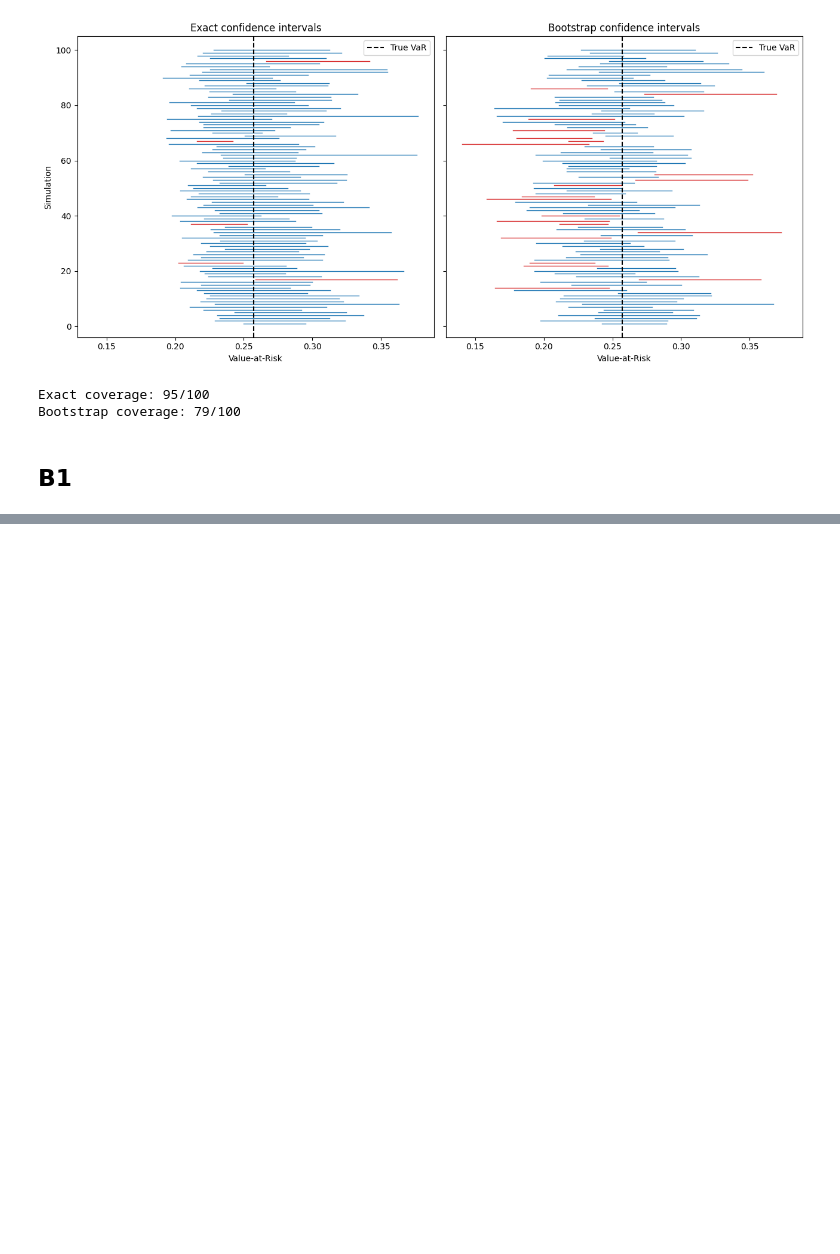
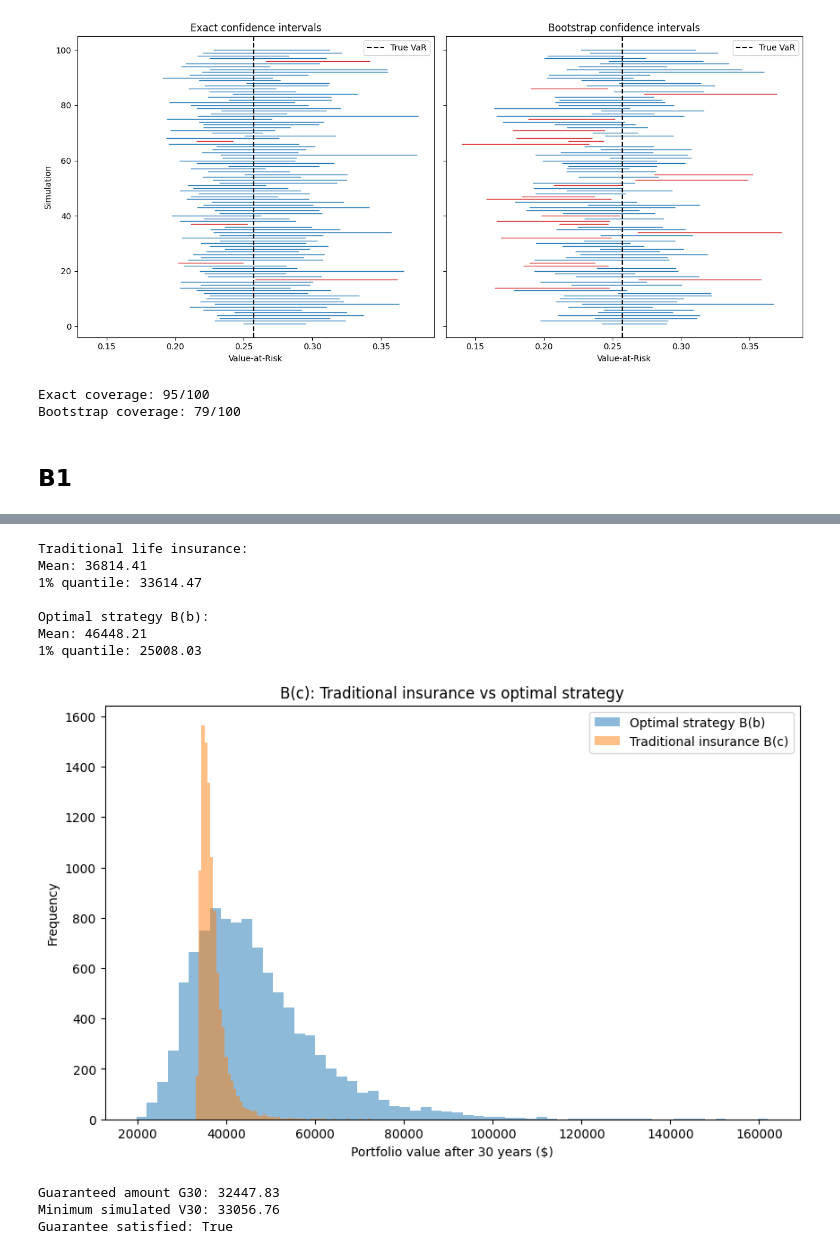
Before and after one commit to tom-fritzdorf/Risk-managment, a Jupyter notebook: projekt1_Noah.ipynb, the cells around one changed output, grey strips where cells are left out. Cells and saved outputs as stored; diff of their text form; code cells hidden in the pictures; blank space fills up the shorter version.

```diff
--- a/projekt1_Noah.ipynb
+++ b/projekt1_Noah.ipynb
@@ -542,4 +575,75 @@ Expected V30: 46457.77
 # %%
-#c
+# B(c) - Traditional life insurance
+
+def simulate_traditional(mu, sigma, Z):
+    n, T = Z.shape
+
+    r = 0.01
+    r_bar = 0.005
+    deposit = 1000
+
+    V = np.zeros(n)
+    G = 0.0
+
+    for k in range(1, T + 1):
+
+        # Guaranteed value at the end of year k
+        G = (G + deposit) * np.exp(r_bar)
+
+        # Stock return during year k
+        R_k = np.exp(mu + sigma * Z[:, k - 1])
+
+        # Amount invested in the risk-free bond
+        bond = G * np.exp(-r)
+
+        # Remaining amount invested in stocks
+        stock = V + deposit - bond
+
+        # Portfolio value at the end of year k
+        V = bond * np.exp(r) + stock * R_k
+
+    return V
+
+V30_traditional = simulate_traditional(mu, sigma, Z)
+V30_optimal = simulate_pension(mu, sigma, p_opt, c_opt, Z)
+
+print("Traditional life insurance:")
+print(f"Mean: {np.mean(V30_traditional):.2f}")
+print(f"1% quantile: {np.quantile(V30_traditional, 0.01):.2f}")
+
+print("\nOptimal strategy B(b):")
+print(f"Mean: {np.mean(V30_optimal):.2f}")
+print(f"1% quantile: {np.quantile(V30_optimal, 0.01):.2f}")
+
+plt.figure(figsize=(10, 6))
+
+plt.hist(V30_optimal, bins=60, density=False,
+         alpha=0.5, label="Optimal strategy B(b)")
+
+plt.hist(V30_traditional, bins=60, density=False,
+         alpha=0.5, label="Traditional insurance B(c)")
+
+plt.xlabel("Portfolio value after 30 years ($)")
+plt.ylabel("Frequency")
+plt.title("B(c): Traditional insurance vs optimal strategy")
+plt.legend()
+plt.show()
 
 r_bar = 0.005
+G30 = 1000 * sum(np.exp(r_bar * j) for j in range(1, 31))
+
+print(f"Guaranteed amount G30: {G30:.2f}")
+print(f"Minimum simulated V30: {np.min(V30_traditional):.2f}")
+print(f"Guarantee satisfied: {np.all(V30_traditional >= G30 - 1e-8)}")
+# %% [output]
+Traditional life insurance:
+Mean: 36814.41
+1% quantile: 33614.47
+
+Optimal strategy B(b):
+Mean: 46448.21
+1% quantile: 25008.03
+[figure, added]
+Guaranteed amount G30: 32447.83
+Minimum simulated V30: 33056.76
+Guarantee satisfied: True
```
Also changed, not shown: parts of 2 cells of this notebook.
